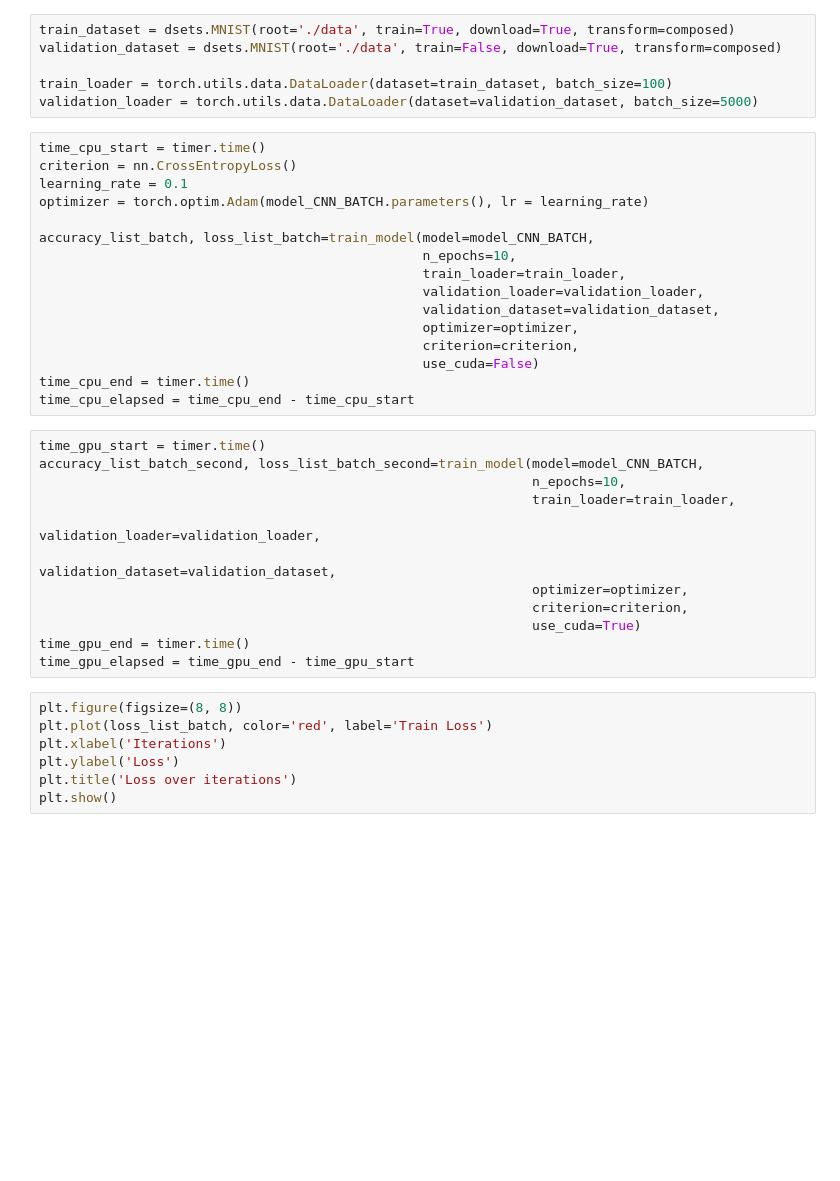
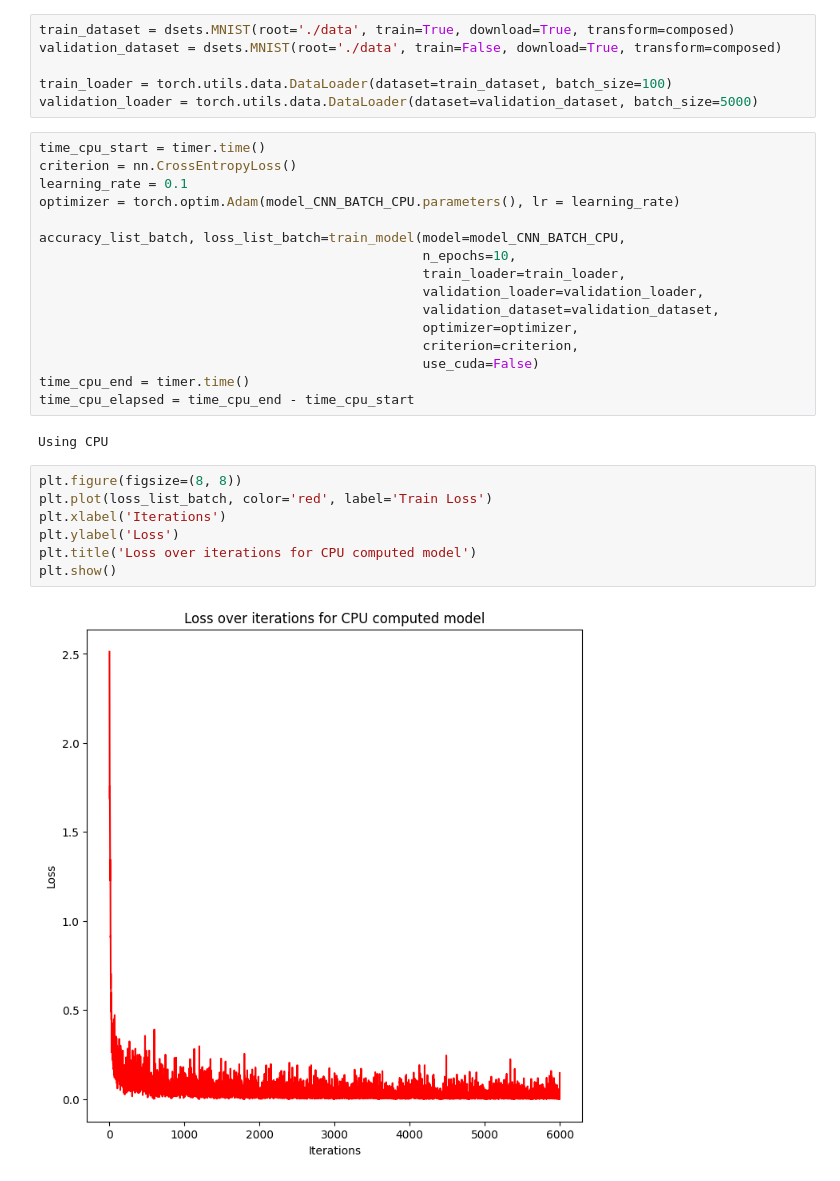
Before and after one commit to File500/DOS_CNN, a Jupyter notebook: CNN_Pytorch/CNN_DOS_project.ipynb, the cells around one changed output. Saved outputs shown, nothing was run; the diff lists cells and outputs as text; blank space fills up the shorter version.

```diff
--- a/CNN_Pytorch/CNN_DOS_project.ipynb
+++ b/CNN_Pytorch/CNN_DOS_project.ipynb
@@ -232,9 +272,9 @@ validation_loader = torch.utils.data.DataLoader(dataset=validation_dataset, batc
 time_cpu_start = timer.time()
 criterion = nn.CrossEntropyLoss()
 learning_rate = 0.1
-optimizer = torch.optim.Adam(model_CNN_BATCH.parameters(), lr = learning_rate)
+optimizer = torch.optim.Adam(model_CNN_BATCH_CPU.parameters(), lr = learning_rate)
 
-accuracy_list_batch, loss_list_batch=train_model(model=model_CNN_BATCH,
+accuracy_list_batch, loss_list_batch=train_model(model=model_CNN_BATCH_CPU,
                                                  n_epochs=10,
                                                  train_loader=train_loader,
                                                  validation_loader=validation_loader,
@@ -244,25 +284,17 @@ accuracy_list_batch, loss_list_batch=train_model(model=model_CNN_BATCH,
                                                  use_cuda=False)
 time_cpu_end = timer.time()
 time_cpu_elapsed = time_cpu_end - time_cpu_start
+# %% [output]
+Using CPU
-# %%
-time_gpu_start = timer.time()
-accuracy_list_batch_second, loss_list_batch_second=train_model(model=model_CNN_BATCH,
-                                                               n_epochs=10,
-                                                               train_loader=train_loader,
-                                                               validation_loader=validation_loader,
-                                                               validation_dataset=validation_dataset,
-                                                               optimizer=optimizer,
-                                                               criterion=criterion,
-                                                               use_cuda=True)
-time_gpu_end = timer.time()
-time_gpu_elapsed = time_gpu_end - time_gpu_start
 # %%
 plt.figure(figsize=(8, 8))
 plt.plot(loss_list_batch, color='red', label='Train Loss')
 plt.xlabel('Iterations')
 plt.ylabel('Loss')
-plt.title('Loss over iterations')
+plt.title('Loss over iterations for CPU computed model')
 plt.show()
+# %% [output]
+[figure, added]
 # %%
 plt.figure(figsize=(10, 10))
 plt.plot(accuracy_list_batch,'bo-')
```
Also changed, not shown: parts of 21 cells of this notebook, 1 other file.
